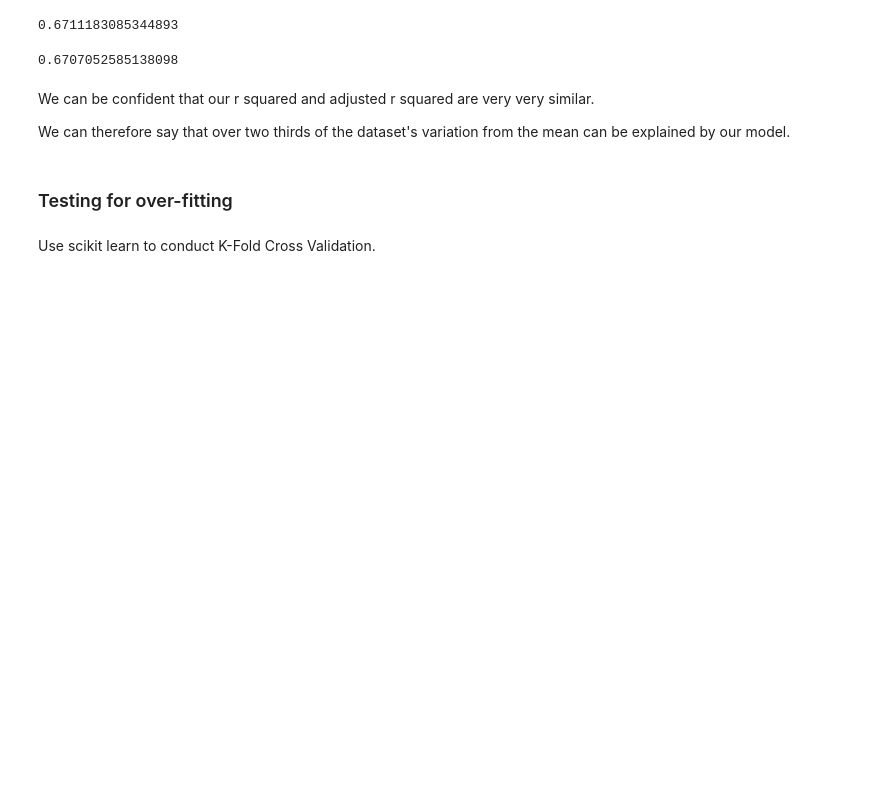
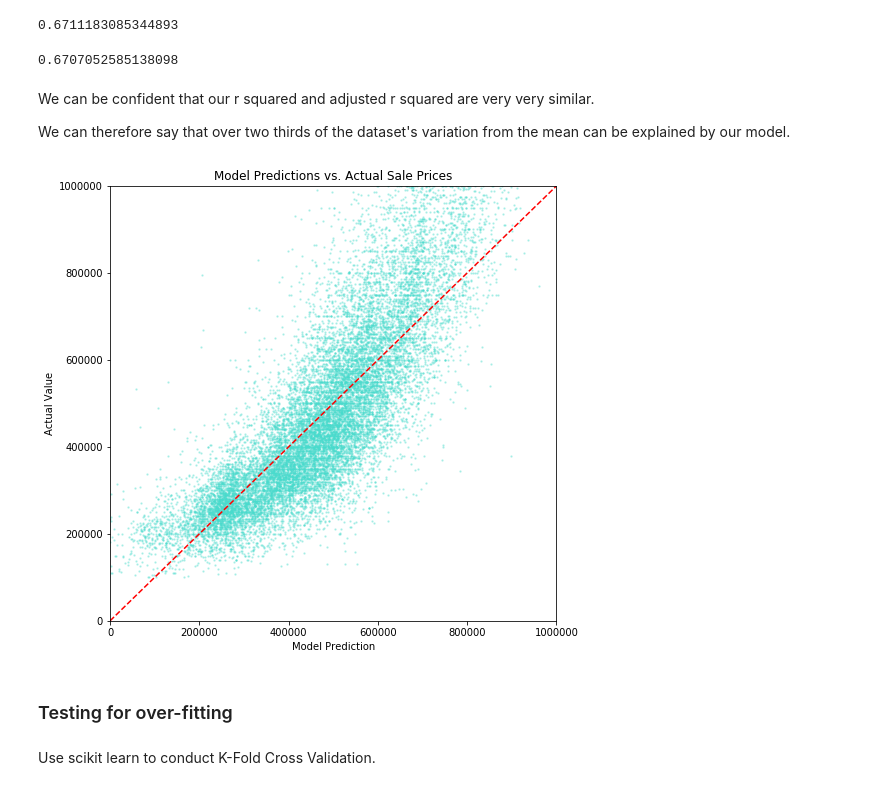
Before and after one commit to calbal91/dsc-v2-mod1-final-project-online-ds-pt-051319, a Jupyter notebook: Analysis.ipynb, the cells around one changed output. Cells and saved outputs as stored; diff of their text form; code cells hidden in the pictures; blank space fills up the shorter version.

Commit message:
Edited readme and added images and charts

```diff
--- a/Analysis.ipynb
+++ b/Analysis.ipynb
@@ -977,6 +976,20 @@ adj_r_squared
 We can be confident that our r squared and adjusted r squared are very very similar.
 
 We can therefore say that over two thirds of the dataset's variation from the mean can be explained by our model.
+# %%
+plt.figure(figsize = (8,8))
+
+plt.scatter(yhat, y, color = CB91_Green, s=2, alpha = 0.3)
+plt.plot([0,1000000], [0,1000000], color='red', ls='--')
+
+plt.xlim(0,1000000)
+plt.ylim(0,1000000)
+
+plt.title('Model Predictions vs. Actual Sale Prices')
+plt.xlabel('Model Prediction')
+plt.ylabel('Actual Value');
+# %% [output]
+[figure, added]
 # %% [markdown]
 ### Testing for over-fitting
 # %% [markdown]
```
Also changed, not shown: parts of 6 cells of this notebook, 6 other files.
